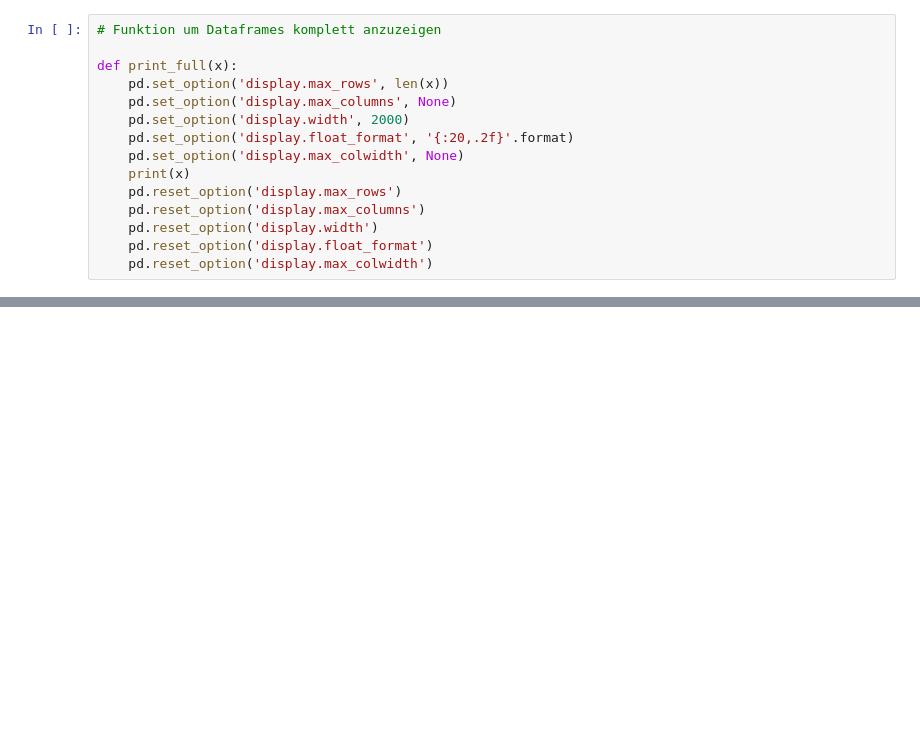
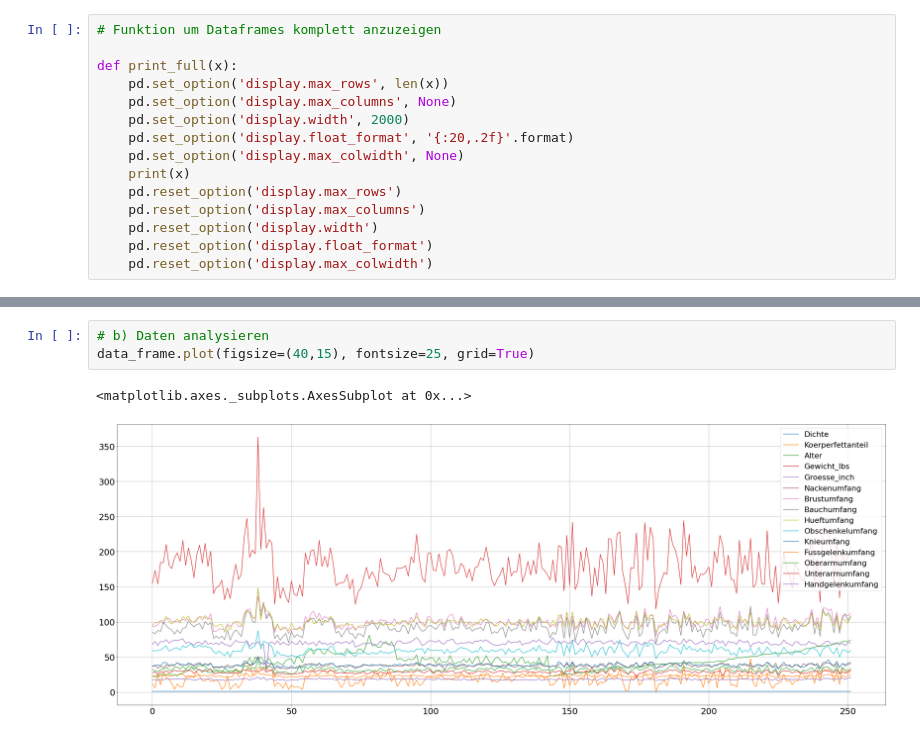
Before and after one commit to lvlanson/data_mining, a Jupyter notebook: Praktikum_2/Praktikum_2_Aufgabe_4.ipynb, the cells around one changed output, grey strips where cells are left out. Cells and saved outputs as stored; diff of their text form; blank space fills up the shorter version.

```diff
--- a/Praktikum_2/Praktikum_2_Aufgabe_4.ipynb
+++ b/Praktikum_2/Praktikum_2_Aufgabe_4.ipynb
@@ -358,0 +131,6 @@ dtype: float64
+# %%
+# b) Daten analysieren
+data_frame.plot(figsize=(40,15), fontsize=25, grid=True)
+# %% [output]
+<matplotlib.axes._subplots.AxesSubplot at 0x...>
+[figure, added]
```
Also changed, not shown: parts of 49 cells of this notebook.
